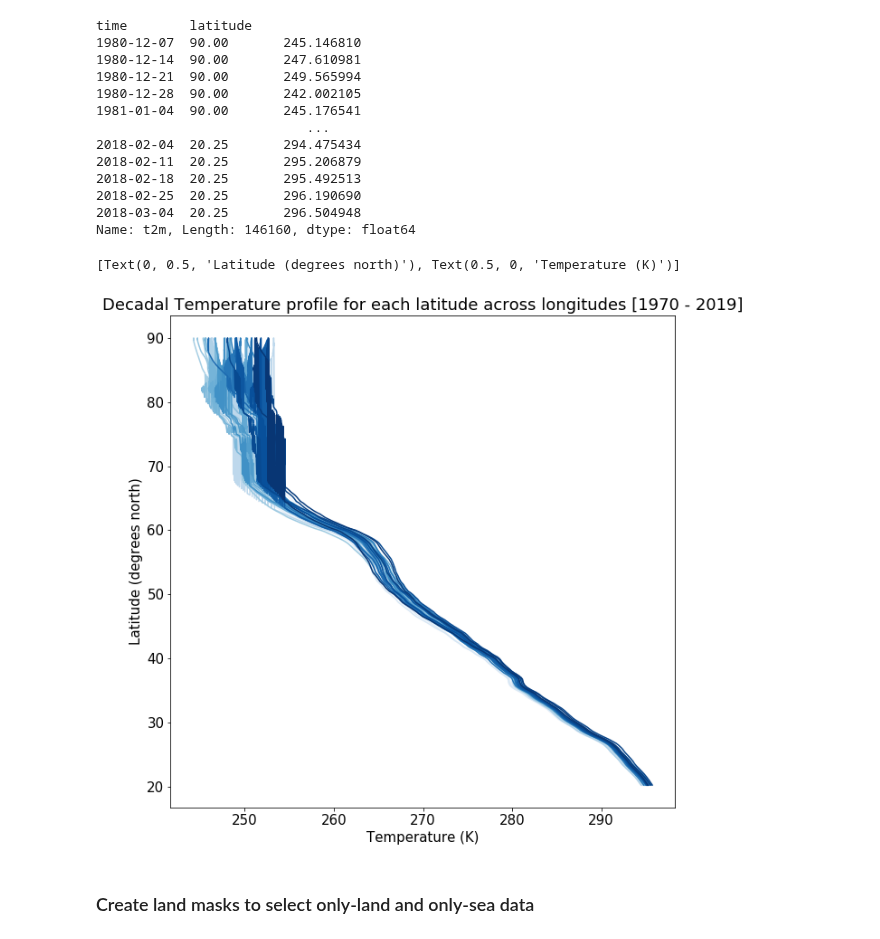
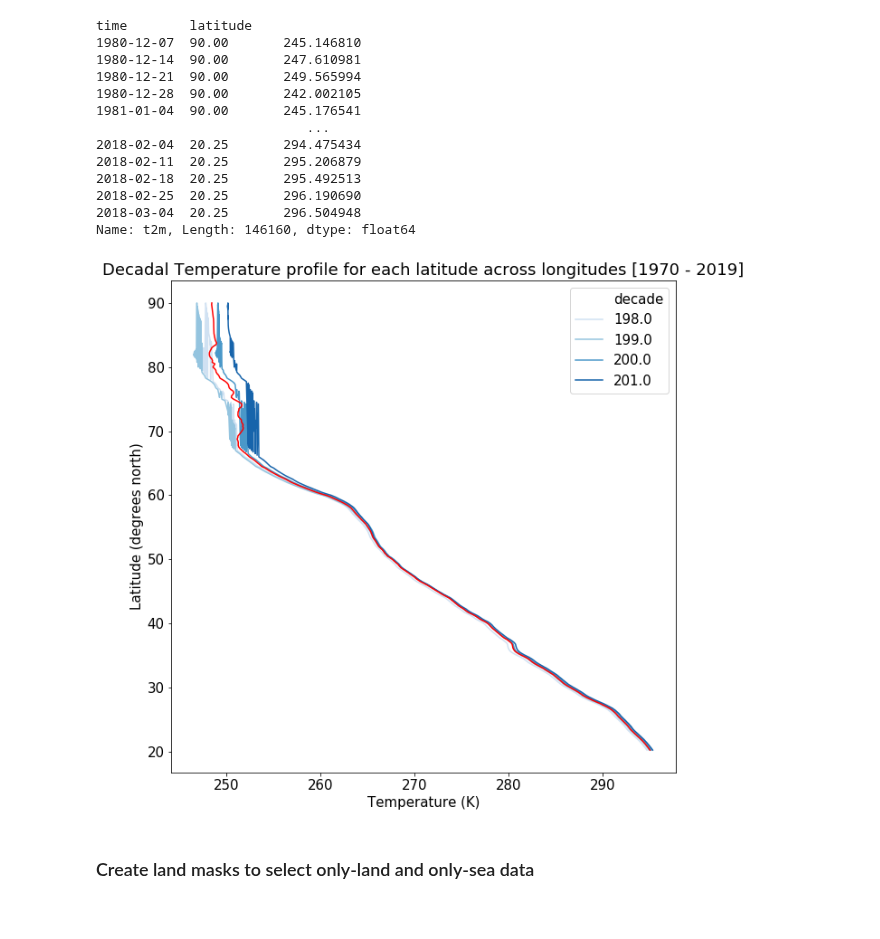
Before and after one commit to geosciences-data-practicum/reanalysis_getter, a Jupyter notebook: raw_data_exploration.ipynb, the cells around one changed output. Saved outputs shown, nothing was run; the diff lists cells and outputs as text; code cells hidden in the pictures.

```diff
--- a/raw_data_exploration.ipynb
+++ b/raw_data_exploration.ipynb
@@ -21,8 +21,10 @@ import numpy as np
 import dask.array as da
 import matplotlib.pyplot as plt
 
-#import matplotlib
-#matplotlib.rcParams.update({'font.size': 15})
+import matplotlib
+matplotlib.rcParams.update({'font.size': 15})
+
+pd.options.mode.chained_assignment = None
 
 # Define parameter for geographical calculations
 parameter_dict = {
@@ -99,24 +114,26 @@ mean_df = pd.DataFrame(mean_temp_week).reset_index()
 # %%
 mean_df_group = mean_df.assign(
     year = mean_df.time.dt.year,
-    decade = mean_df.time.dt.year/10*10
+    decade = np.floor(mean_df.time.dt.year/10)
 ).groupby(['decade', 'latitude']).t2m.mean()
 
 mean_df_group = pd.DataFrame(mean_df_group).reset_index(drop=False)
 # %%
+col_n = len(mean_df_group.decade.unique())
 fig, ax = plt.subplots(figsize = (10, 10))
 sns.lineplot(x="t2m",
              y="latitude",
              hue='decade',
-             palette=sns.color_palette("Blues", 39),
+             palette=sns.color_palette("Blues", col_n),
              data=mean_df_group,
              ax=ax,
-             legend=False)
+             legend='full')
+array_compute.t2m.plot(y='latitude', color='red')
 plt.title('Decadal Temperature profile for each latitude across longitudes [1970 - 2019]')
 ax.set(xlabel='Temperature (K)', ylabel='Latitude (degrees north)')
+fig.savefig('decadal_decade_profile_all_individual.png')
 # %% [output]
-[Text(0, 0.5, 'Latitude (degrees north)'), Text(0.5, 0, 'Temperature (K)')]
-[figure, old version]
+[figure, new version]
 # %% [markdown]
 ### Create land masks to select only-land and only-sea data
 # %% [markdown]
```
Also changed, not shown: parts of 25 cells of this notebook, 1 other file.
